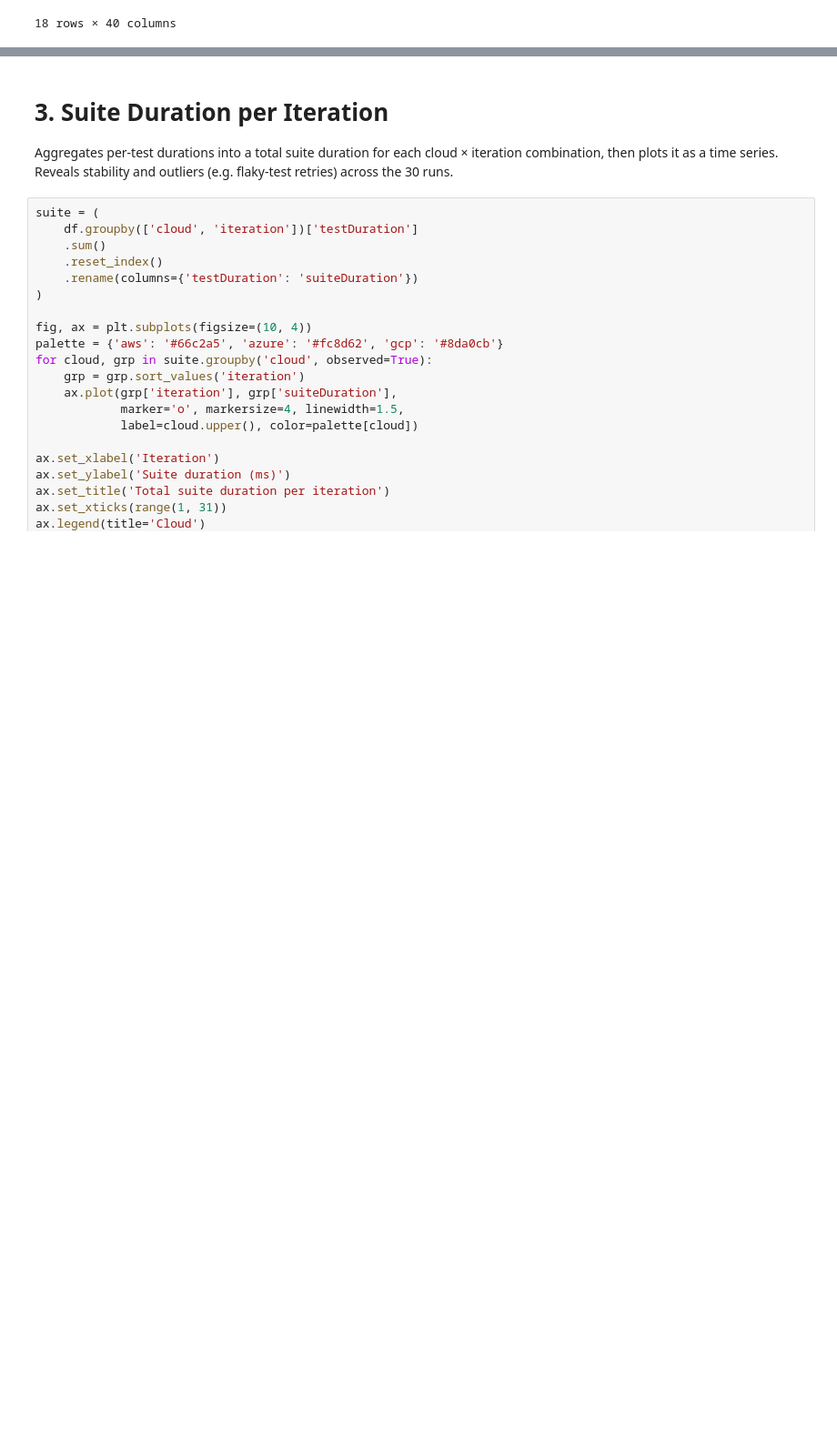
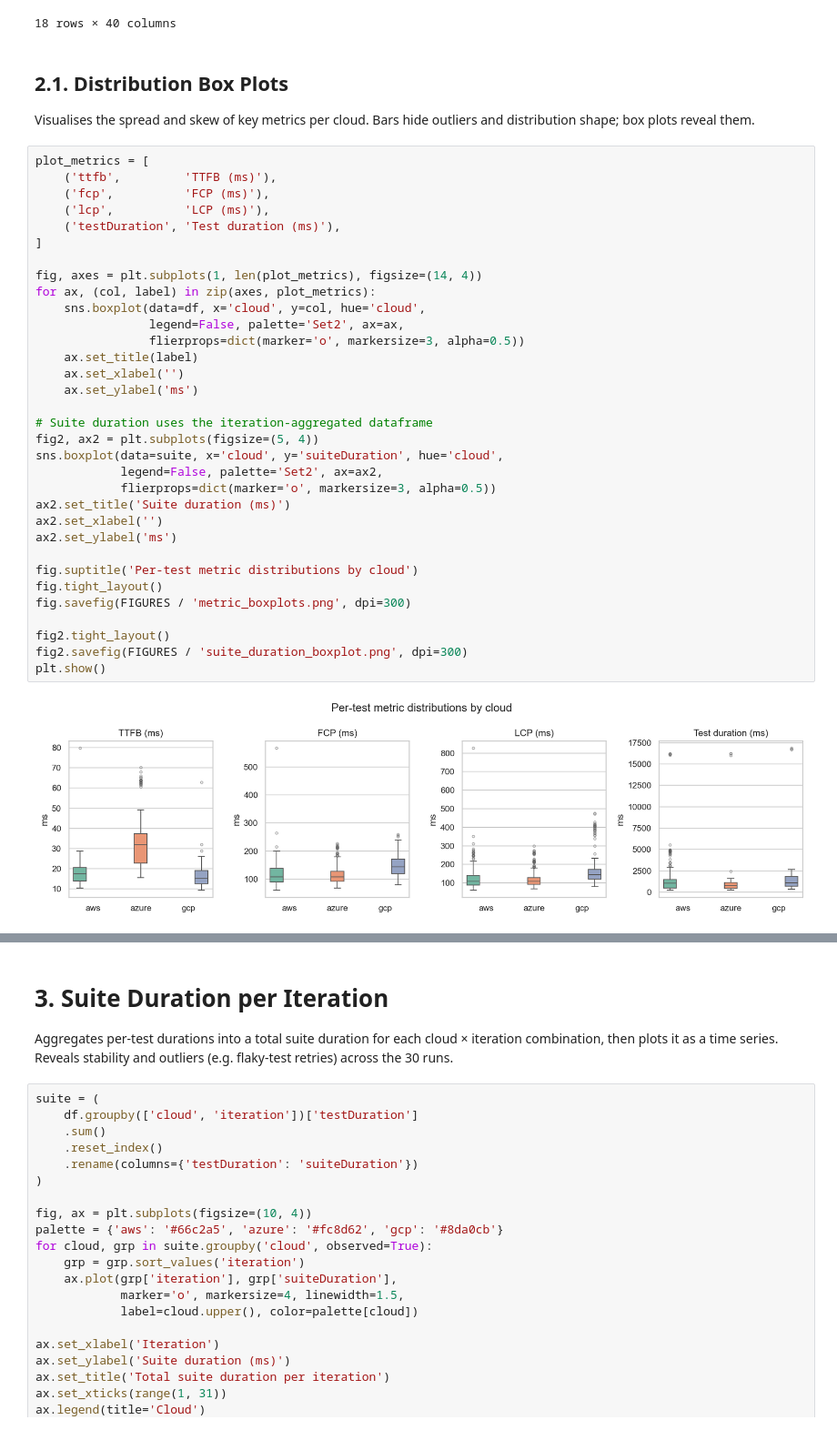
Before and after one commit to asuujx/master-thesis, a Jupyter notebook: data/descriptive.ipynb, the cells around one changed output, grey strips where cells are left out. Shown at 91% size. Drawn from its saved outputs; the diff is of its cells as text; blank space fills up the shorter version.

```diff
--- a/data/descriptive.ipynb
+++ b/data/descriptive.ipynb
@@ -134,3 +143,41 @@ desc
 |  | should load the home page and dis... | 445.70 | 449.0 | 43.21 | 510.90 | 16.44 | 15.90 | 2.34 | 20.66 | 227.05 | ... |
 |  | should navigate to product detail... | 695.57 | 683.0 | 55.48 | 800.40 | 15.58 | 13.45 | 9.15 | 19.61 | 91.75 | ... |
 18 rows × 40 columns
+# %% [markdown]
+## 2.1. Distribution Box Plots
+Visualises the spread and skew of key metrics per cloud. Bars hide outliers and distribution shape; box plots reveal them.
+# %%
+plot_metrics = [
+    ('ttfb',         'TTFB (ms)'),
+    ('fcp',          'FCP (ms)'),
+    ('lcp',          'LCP (ms)'),
+    ('testDuration', 'Test duration (ms)'),
+]
+
+fig, axes = plt.subplots(1, len(plot_metrics), figsize=(14, 4))
+for ax, (col, label) in zip(axes, plot_metrics):
+    sns.boxplot(data=df, x='cloud', y=col, hue='cloud',
+                legend=False, palette='Set2', ax=ax,
+                flierprops=dict(marker='o', markersize=3, alpha=0.5))
+    ax.set_title(label)
+    ax.set_xlabel('')
+    ax.set_ylabel('ms')
+
+# Suite duration uses the iteration-aggregated dataframe
+fig2, ax2 = plt.subplots(figsize=(5, 4))
+sns.boxplot(data=suite, x='cloud', y='suiteDuration', hue='cloud',
+            legend=False, palette='Set2', ax=ax2,
+            flierprops=dict(marker='o', markersize=3, alpha=0.5))
+ax2.set_title('Suite duration (ms)')
+ax2.set_xlabel('')
+ax2.set_ylabel('ms')
+
+fig.suptitle('Per-test metric distributions by cloud')
+fig.tight_layout()
+fig.savefig(FIGURES / 'metric_boxplots.png', dpi=300)
+
+fig2.tight_layout()
+fig2.savefig(FIGURES / 'suite_duration_boxplot.png', dpi=300)
+plt.show()
+# %% [output]
+[figure, added]
```
Also changed, not shown: parts of 13 cells of this notebook.
